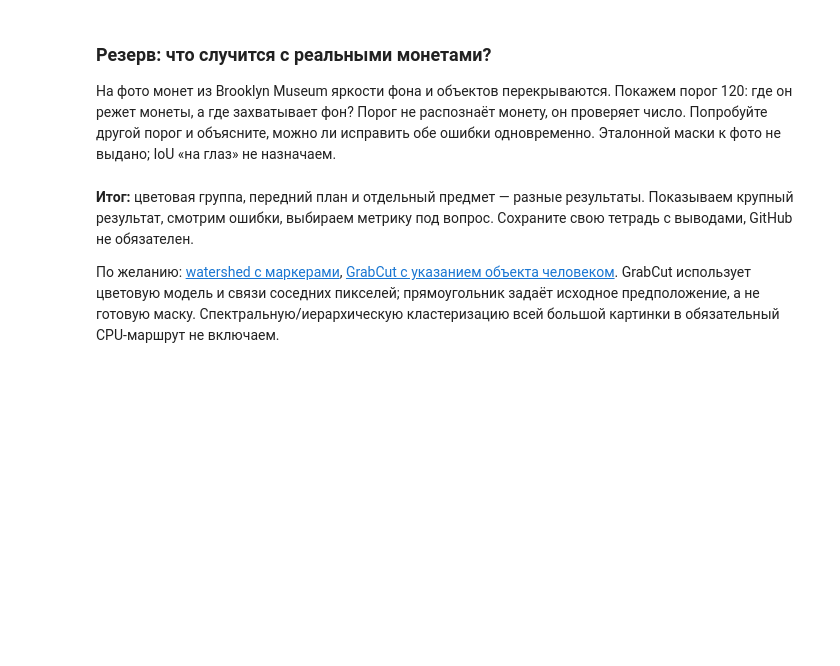
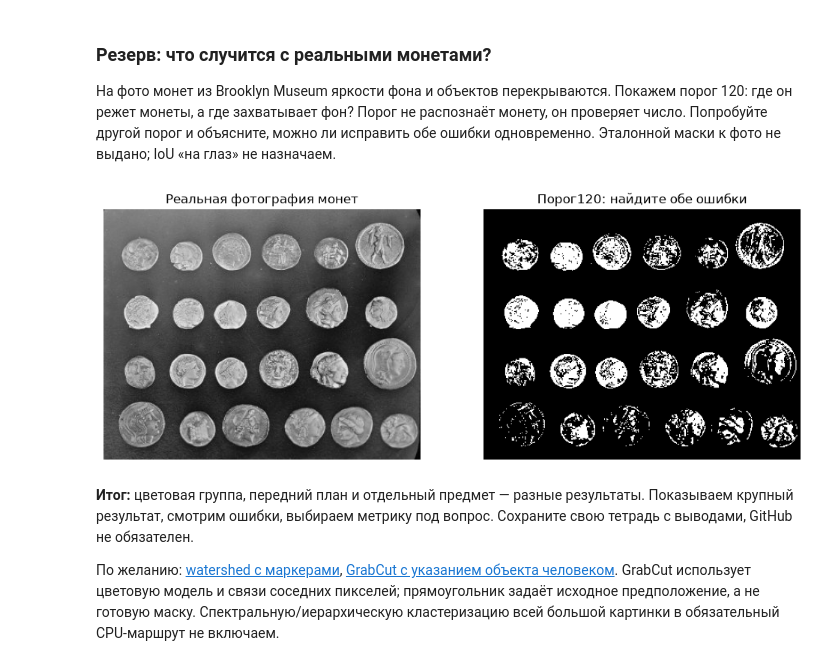
Before and after one commit to AnatoDu/Computer_Vision, a Jupyter notebook: 06.1 Сегментация.ipynb, the cells around one changed output. Cells and saved outputs as stored; diff of their text form; code cells hidden in the pictures; blank space fills up the shorter version.

```diff
--- a/06.1 Сегментация.ipynb
+++ b/06.1 Сегментация.ipynb
@@ -308,13 +335,15 @@ check('06.1.3', my_semantic_score, my_instance_count)
 # %%
 coins = np.load(DATA_DIR / 'segmentation' / 'coins.npy',allow_pickle=False)
 fig,axes = plt.subplots(1,2,figsize=(12,6))
 axes[0].imshow(coins,cmap='gray',vmin=0,vmax=255)
 axes[0].set_title('Реальная фотография монет')
-axes[1].imshow(coins>120,cmap='gray')
+axes[1].imshow(coins>160,cmap='gray')
 axes[1].set_title('Порог120: найдите обе ошибки')
 for axis in axes:
     axis.axis('off')
 plt.show()
+# %% [output]
+[figure, added]
 # %% [markdown]
 **Итог:** цветовая группа, передний план и отдельный предмет — разные результаты.
 Показываем крупный результат, смотрим ошибки, выбираем метрику под вопрос.
```
Also changed, not shown: parts of 9 cells of this notebook, 41 other files.
